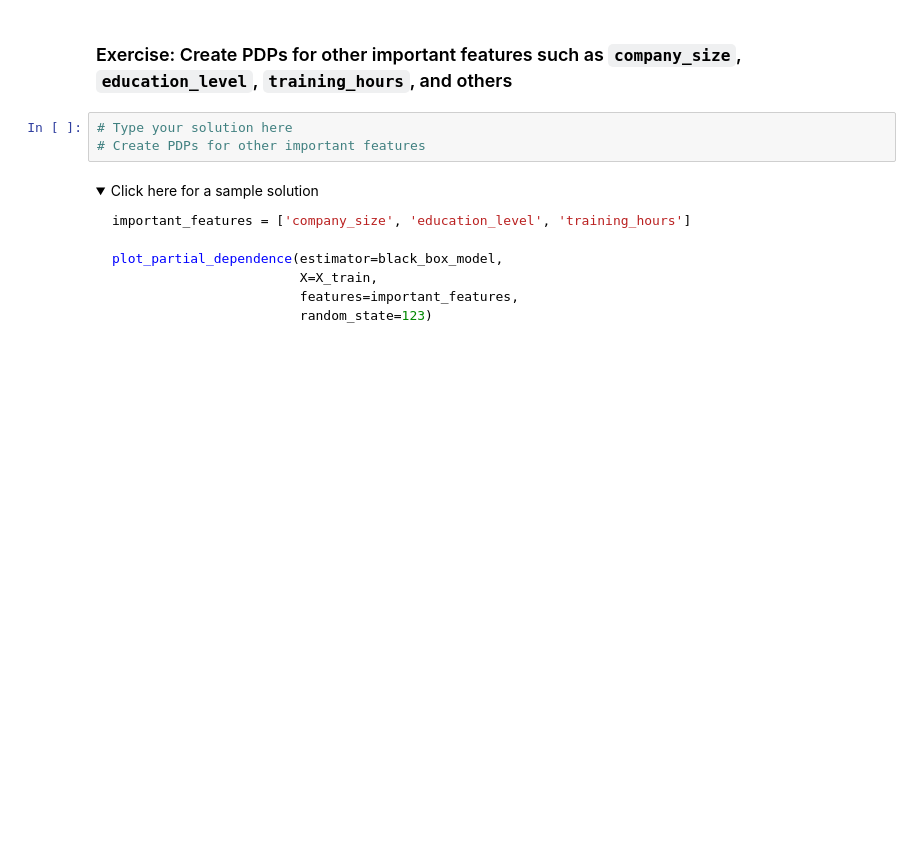
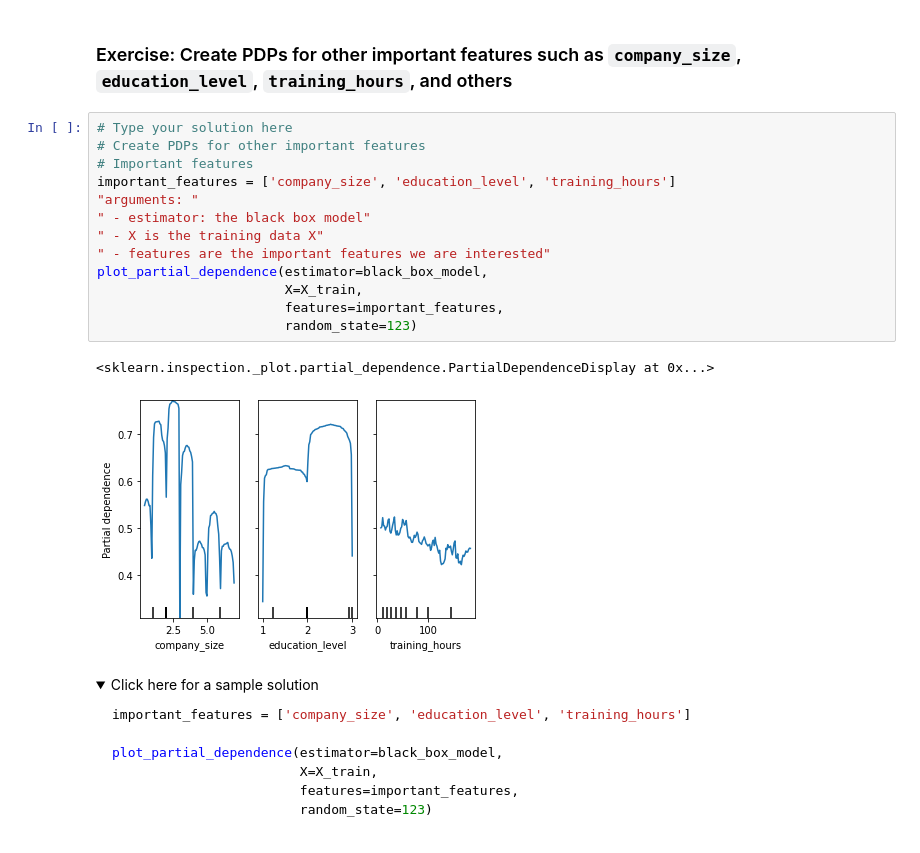
Before and after one commit to mzaoualim/Coursera_IBM_Machine_Learning_Professional_Certificate, a Jupyter notebook: supervised-machine-learning-classification/lab_jupyter_model-explanations.ipynb, the cells around one changed output. Drawn from its saved outputs; the diff is of its cells as text; folded sections open; blank space fills up the shorter version.

```diff
--- a/supervised-machine-learning-classification/lab_jupyter_model-explanations.ipynb
+++ b/supervised-machine-learning-classification/lab_jupyter_model-explanations.ipynb
@@ -200,9 +260,22 @@ plot_partial_dependence(estimator=black_box_model,
 Then you should see two PDPs are plotted for `city_development_index` and `experience`. They all have roughly negative linear relationship betweens the outcome, for example, if an employee is in a well-developed city and has a lot of experiences, then he/she is unlikely to change the current job.
 # %% [markdown]
 ### Exercise: Create PDPs for other important features such as `company_size`, `education_level`, `training_hours`, and others
-# %%
-# Type your solution here
-# Create PDPs for other important features
+# %%
+# Type your solution here
+# Create PDPs for other important features
+# Important features
+important_features = ['company_size', 'education_level', 'training_hours']
+"arguments: "
+" - estimator: the black box model"
+" - X is the training data X"
+" - features are the important features we are interested"
+plot_partial_dependence(estimator=black_box_model,
+                        X=X_train,
+                        features=important_features,
+                        random_state=123)
+# %% [output]
+<sklearn.inspection._plot.partial_dependence.PartialDependenceDisplay at 0x...>
+[figure, added]
 # %% [markdown]
 <details><summary>Click here for a sample solution</summary>
 
```
Also changed, not shown: parts of 19 cells of this notebook.
